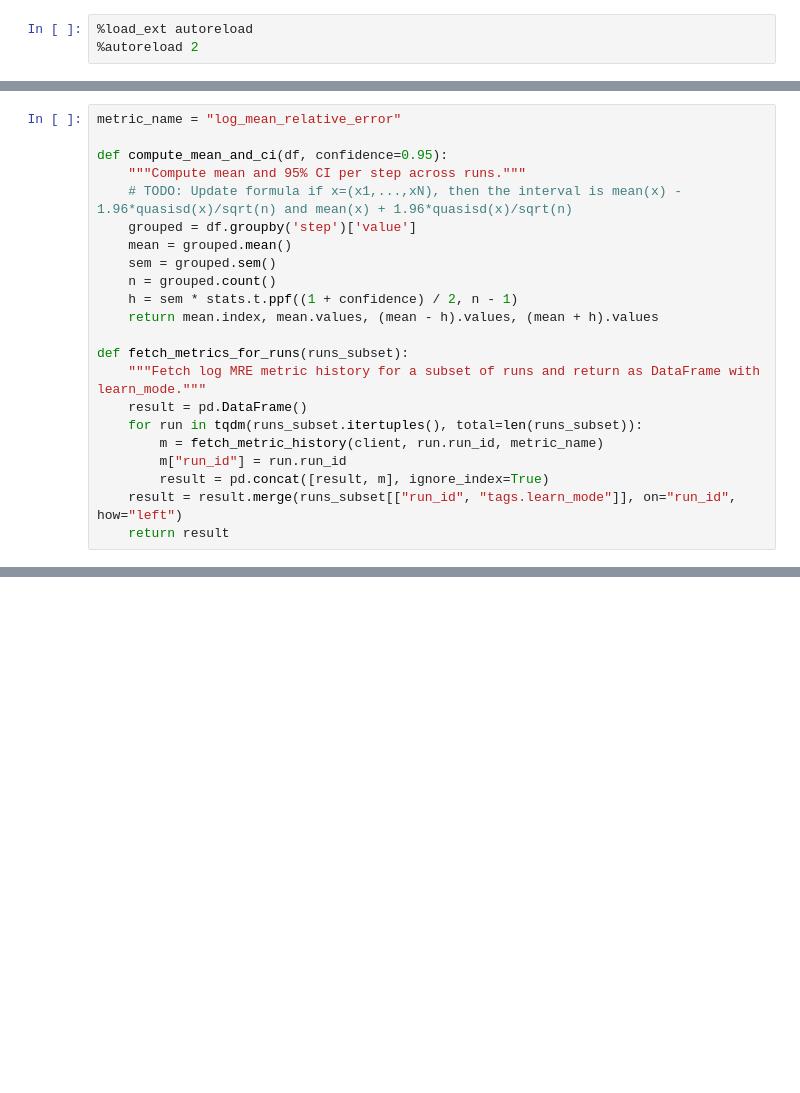
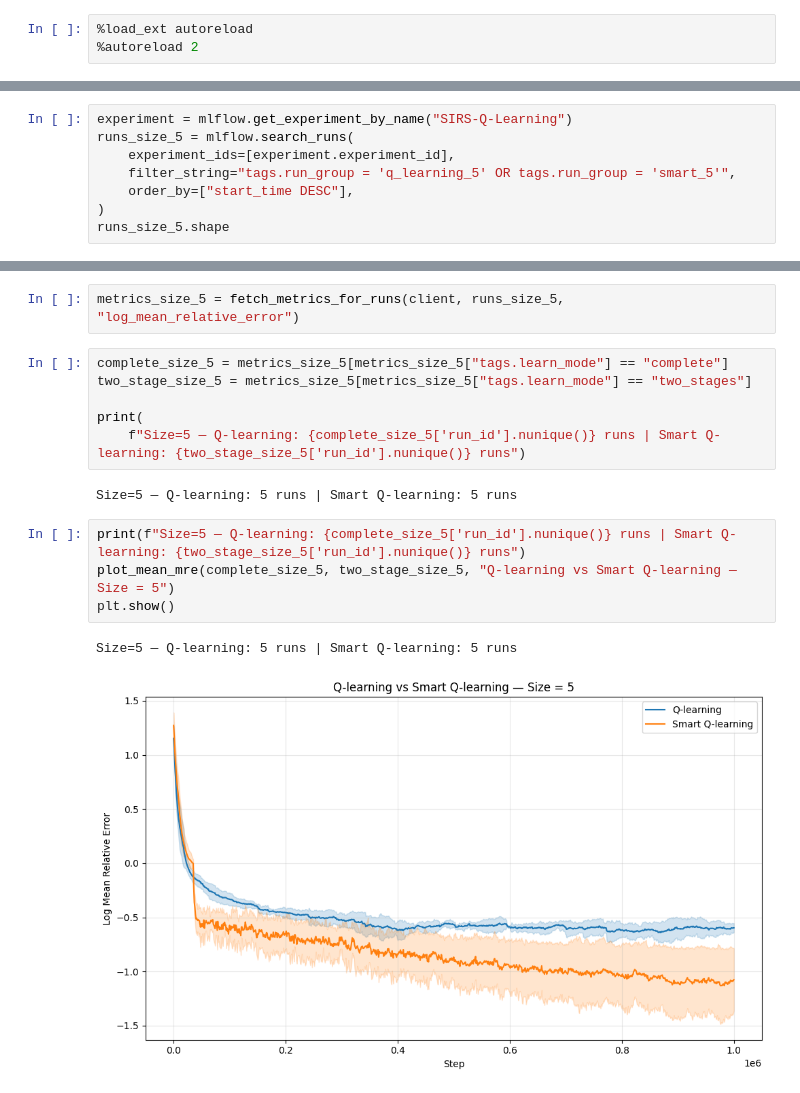
Before and after one commit to ccarballolozano/epidemic-models-rl, a Jupyter notebook: experiments/Compare_Two_Stage_Q_Learning_Performance.ipynb, the cells around one changed output, grey strips where cells are left out. Cells and saved outputs as stored; diff of their text form; blank space fills up the shorter version.

```diff
--- a/experiments/Compare_Two_Stage_Q_Learning_Performance.ipynb
+++ b/experiments/Compare_Two_Stage_Q_Learning_Performance.ipynb
@@ -106,22 +7,0 @@ def fetch_metric_history(client: mlflow.tracking.MlflowClient, run_id: str, key:
-# %%
-metric_name = "log_mean_relative_error"
-
-def compute_mean_and_ci(df, confidence=0.95):
-    """Compute mean and 95% CI per step across runs."""
-    # TODO: Update formula if x=(x1,...,xN), then the interval is mean(x) - 1.96*quasisd(x)/sqrt(n) and mean(x) + 1.96*quasisd(x)/sqrt(n)
-    grouped = df.groupby('step')['value']
-    mean = grouped.mean()
-    sem = grouped.sem()
-    n = grouped.count()
-    h = sem * stats.t.ppf((1 + confidence) / 2, n - 1)
-    return mean.index, mean.values, (mean - h).values, (mean + h).values
-
-def fetch_metrics_for_runs(runs_subset):
-    """Fetch log MRE metric history for a subset of runs and return as DataFrame with learn_mode."""
-    result = pd.DataFrame()
-    for run in tqdm(runs_subset.itertuples(), total=len(runs_subset)):
-        m = fetch_metric_history(client, run.run_id, metric_name)
-        m["run_id"] = run.run_id
-        result = pd.concat([result, m], ignore_index=True)
-    result = result.merge(runs_subset[["run_id", "tags.learn_mode"]], on="run_id", how="left")
-    return result
@@ -530,0 +73,8 @@ Q-learning: 5 runs | Smart Q-learning: 5 runs
+# %%
+experiment = mlflow.get_experiment_by_name("SIRS-Q-Learning")
+runs_size_5 = mlflow.search_runs(
+    experiment_ids=[experiment.experiment_id],
+    filter_string="tags.run_group = 'q_learning_5' OR tags.run_group = 'smart_5'",
+    order_by=["start_time DESC"],
+)
+runs_size_5.shape
@@ -530,0 +114,17 @@ Q-learning: 5 runs | Smart Q-learning: 5 runs
+# %%
+metrics_size_5 = fetch_metrics_for_runs(client, runs_size_5, "log_mean_relative_error")
+# %%
+complete_size_5 = metrics_size_5[metrics_size_5["tags.learn_mode"] == "complete"]
+two_stage_size_5 = metrics_size_5[metrics_size_5["tags.learn_mode"] == "two_stages"]
+
+print(
+    f"Size=5 — Q-learning: {complete_size_5['run_id'].nunique()} runs | Smart Q-learning: {two_stage_size_5['run_id'].nunique()} runs")
+# %% [output]
+Size=5 — Q-learning: 5 runs | Smart Q-learning: 5 runs
+# %%
+print(f"Size=5 — Q-learning: {complete_size_5['run_id'].nunique()} runs | Smart Q-learning: {two_stage_size_5['run_id'].nunique()} runs")
+plot_mean_mre(complete_size_5, two_stage_size_5, "Q-learning vs Smart Q-learning — Size = 5")
+plt.show()
+# %% [output]
+Size=5 — Q-learning: 5 runs | Smart Q-learning: 5 runs
+[figure, added]
```
Also changed, not shown: parts of 52 cells of this notebook, 5 other files.
